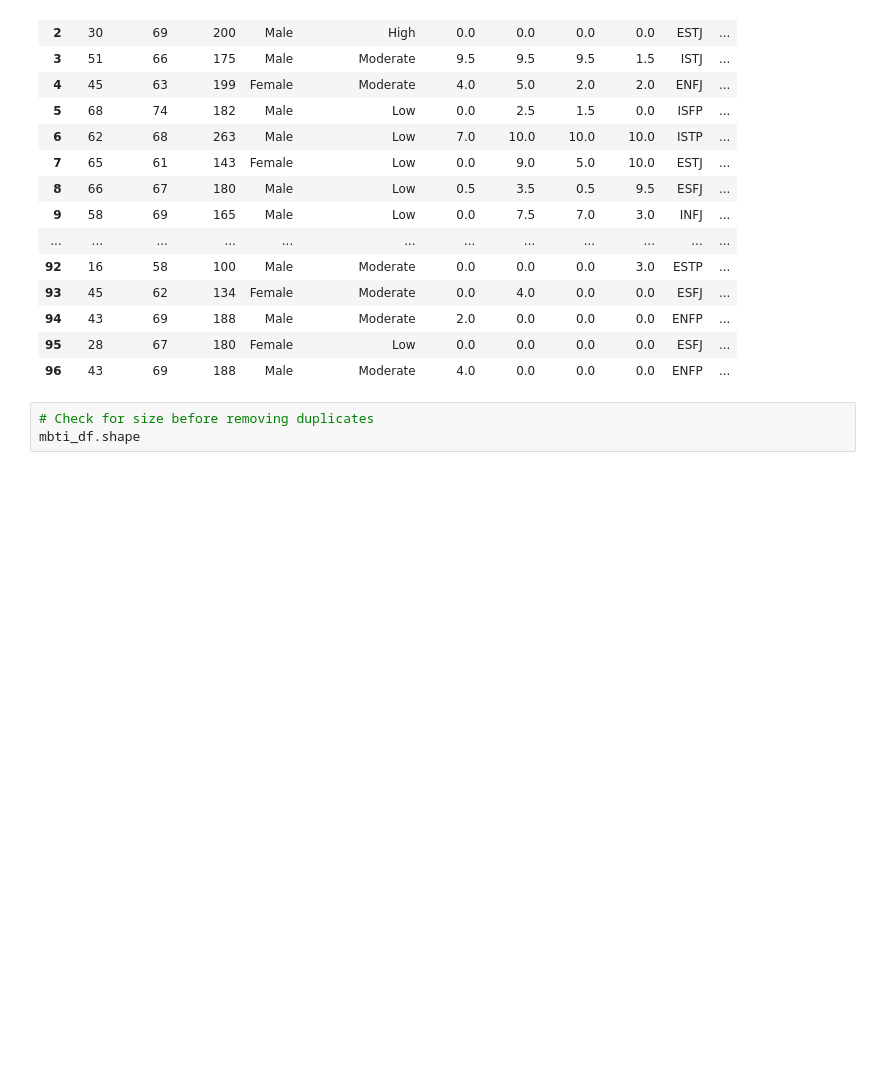
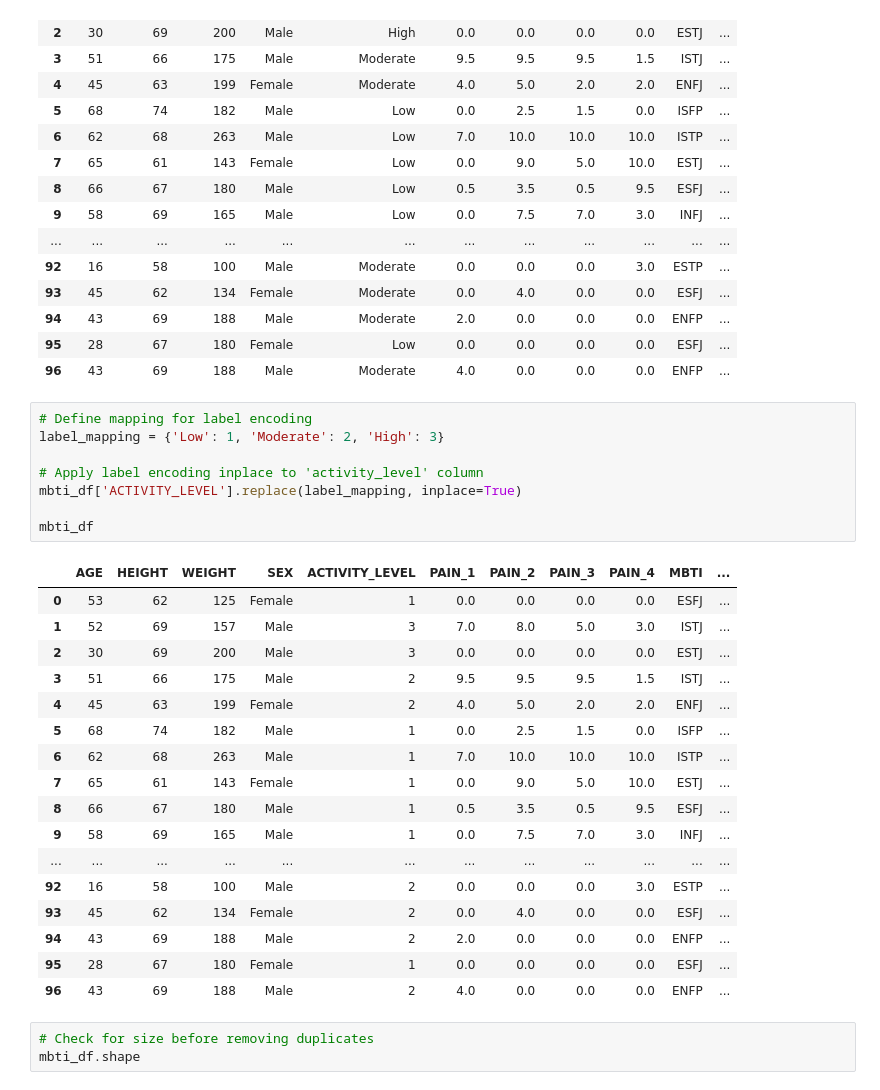
Before and after one commit to afreenrafi/SC1015-Project, a Jupyter notebook: Data Cleaning.ipynb, the cells around one changed output. Cells and saved outputs as stored; diff of their text form; blank space fills up the shorter version.

```diff
--- a/Data Cleaning.ipynb
+++ b/Data Cleaning.ipynb
@@ -130,6 +131,32 @@ mbti_df
 | 94 | 43 | 69 | 188 | Male | Moderate | 2.0 | 0.0 | 0.0 | 0.0 | ENFP | ... |
 | 95 | 28 | 67 | 180 | Female | Low | 0.0 | 0.0 | 0.0 | 0.0 | ESFJ | ... |
 | 96 | 43 | 69 | 188 | Male | Moderate | 4.0 | 0.0 | 0.0 | 0.0 | ENFP | ... |
+# %%
+# Define mapping for label encoding
+label_mapping = {'Low': 1, 'Moderate': 2, 'High': 3}
+
+# Apply label encoding inplace to 'activity_level' column
+mbti_df['ACTIVITY_LEVEL'].replace(label_mapping, inplace=True)
+
+mbti_df
+# %% [output]
+|  | AGE | HEIGHT | WEIGHT | SEX | ACTIVITY_LEVEL | PAIN_1 | PAIN_2 | PAIN_3 | PAIN_4 | MBTI | ... |
+| 0 | 53 | 62 | 125 | Female | 1 | 0.0 | 0.0 | 0.0 | 0.0 | ESFJ | ... |
+| 1 | 52 | 69 | 157 | Male | 3 | 7.0 | 8.0 | 5.0 | 3.0 | ISTJ | ... |
+| 2 | 30 | 69 | 200 | Male | 3 | 0.0 | 0.0 | 0.0 | 0.0 | ESTJ | ... |
+| 3 | 51 | 66 | 175 | Male | 2 | 9.5 | 9.5 | 9.5 | 1.5 | ISTJ | ... |
+| 4 | 45 | 63 | 199 | Female | 2 | 4.0 | 5.0 | 2.0 | 2.0 | ENFJ | ... |
+| 5 | 68 | 74 | 182 | Male | 1 | 0.0 | 2.5 | 1.5 | 0.0 | ISFP | ... |
+| 6 | 62 | 68 | 263 | Male | 1 | 7.0 | 10.0 | 10.0 | 10.0 | ISTP | ... |
+| 7 | 65 | 61 | 143 | Female | 1 | 0.0 | 9.0 | 5.0 | 10.0 | ESTJ | ... |
+| 8 | 66 | 67 | 180 | Male | 1 | 0.5 | 3.5 | 0.5 | 9.5 | ESFJ | ... |
+| 9 | 58 | 69 | 165 | Male | 1 | 0.0 | 7.5 | 7.0 | 3.0 | INFJ | ... |
+| ... | ... | ... | ... | ... | ... | ... | ... | ... | ... | ... | ... |
+| 92 | 16 | 58 | 100 | Male | 2 | 0.0 | 0.0 | 0.0 | 3.0 | ESTP | ... |
+| 93 | 45 | 62 | 134 | Female | 2 | 0.0 | 4.0 | 0.0 | 0.0 | ESFJ | ... |
+| 94 | 43 | 69 | 188 | Male | 2 | 2.0 | 0.0 | 0.0 | 0.0 | ENFP | ... |
+| 95 | 28 | 67 | 180 | Female | 1 | 0.0 | 0.0 | 0.0 | 0.0 | ESFJ | ... |
+| 96 | 43 | 69 | 188 | Male | 2 | 4.0 | 0.0 | 0.0 | 0.0 | ENFP | ... |
 # %%
 # Check for size before removing duplicates
 mbti_df.shape
```
Also changed, not shown: parts of 8 cells of this notebook, 2 other files.
